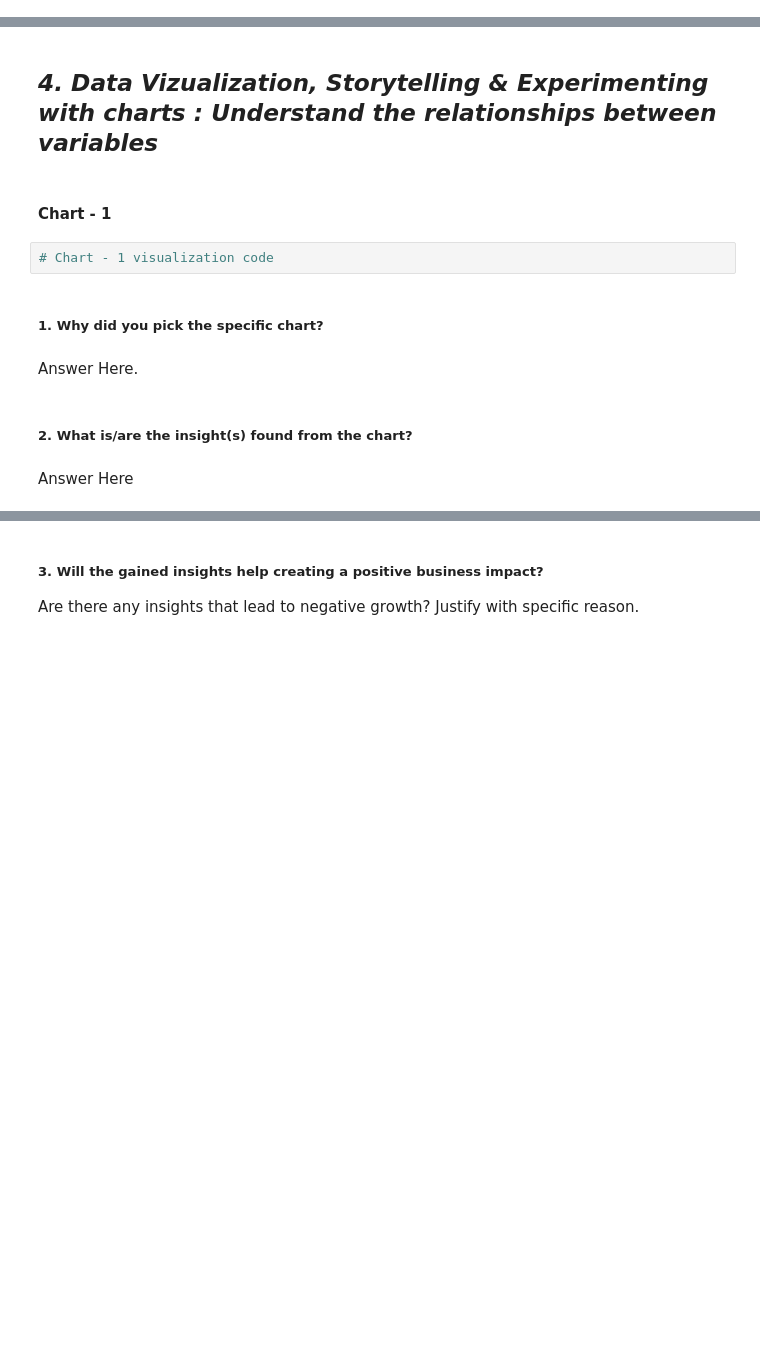
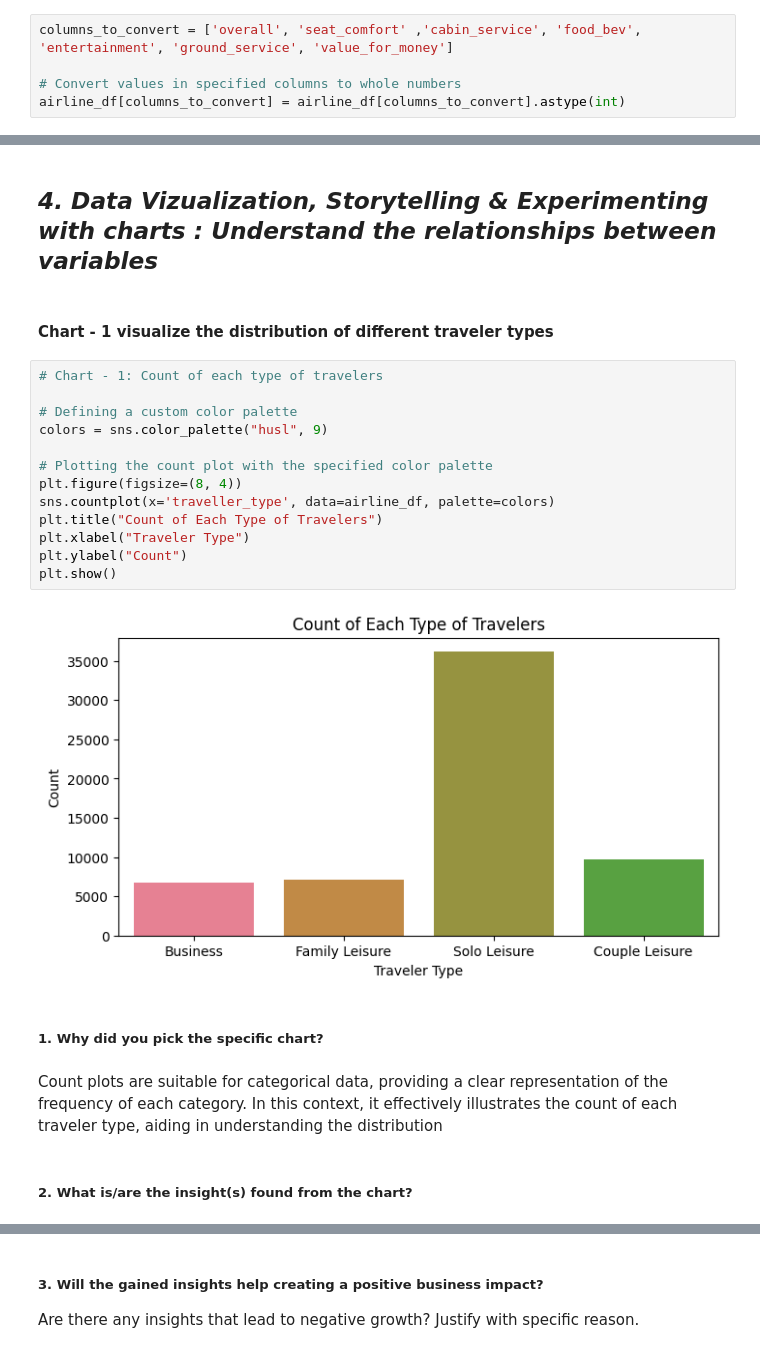
Before and after one commit to NRTPRIME/EDA-Capstone-Project-1-, a Jupyter notebook: Airline_Paasenger_Referral_Prediction(Nandan_Prabhutendolkar).ipynb, the cells around one changed output, grey strips where cells are left out. Saved outputs shown, nothing was run; the diff lists cells and outputs as text; blank space fills up the shorter version.

```diff
--- a/Airline_Paasenger_Referral_Prediction(Nandan_Prabhutendolkar).ipynb
+++ b/Airline_Paasenger_Referral_Prediction(Nandan_Prabhutendolkar).ipynb
@@ -196,0 +565,5 @@ Answer Here
+# %%
+columns_to_convert = ['overall', 'seat_comfort' ,'cabin_service', 'food_bev', 'entertainment', 'ground_service', 'value_for_money']
+
+# Convert values in specified columns to whole numbers
+airline_df[columns_to_convert] = airline_df[columns_to_convert].astype(int)
@@ -201,14 +602,26 @@ Answer Here.
 # %% [markdown]
 ## ***4. Data Vizualization, Storytelling & Experimenting with charts : Understand the relationships between variables***
 # %% [markdown]
-#### Chart - 1
+#### Chart - 1   visualize the distribution of different traveler types
-# %%
-# Chart - 1 visualization code
+# %%
+# Chart - 1: Count of each type of travelers
+
+# Defining a custom color palette
+colors = sns.color_palette("husl", 9)
+
+# Plotting the count plot with the specified color palette
+plt.figure(figsize=(8, 4))
+sns.countplot(x='traveller_type', data=airline_df, palette=colors)
+plt.title("Count of Each Type of Travelers")
+plt.xlabel("Traveler Type")
+plt.ylabel("Count")
+plt.show()
+# %% [output]
+[figure, added]
 # %% [markdown]
 ##### 1. Why did you pick the specific chart?
-# %% [markdown]
-Answer Here.
+# %% [markdown]
+
+ Count plots are suitable for categorical data, providing a clear representation of the frequency of each category. In this context, it effectively illustrates the count of each traveler type, aiding in understanding the distribution
 # %% [markdown]
 ##### 2. What is/are the insight(s) found from the chart?
-# %% [markdown]
-Answer Here
```
Also changed, not shown: parts of 367 cells of this notebook.
